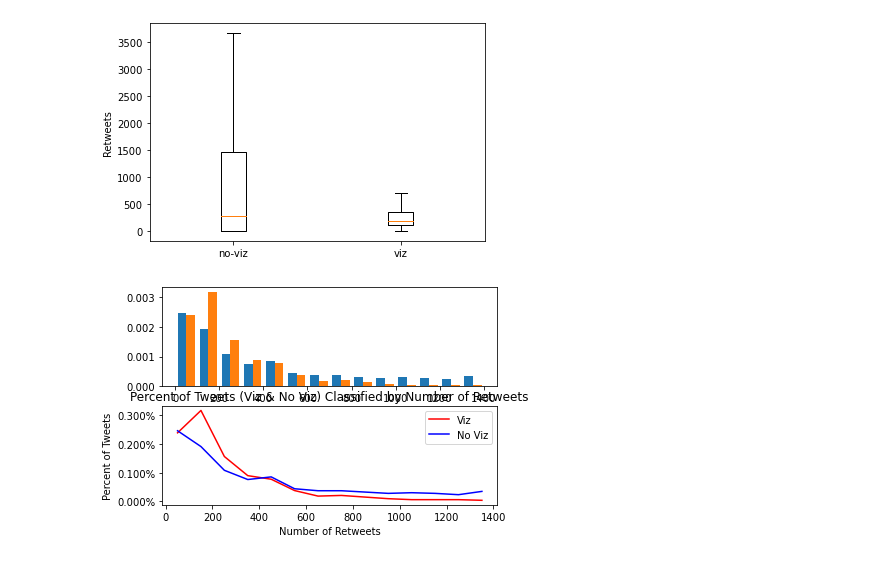
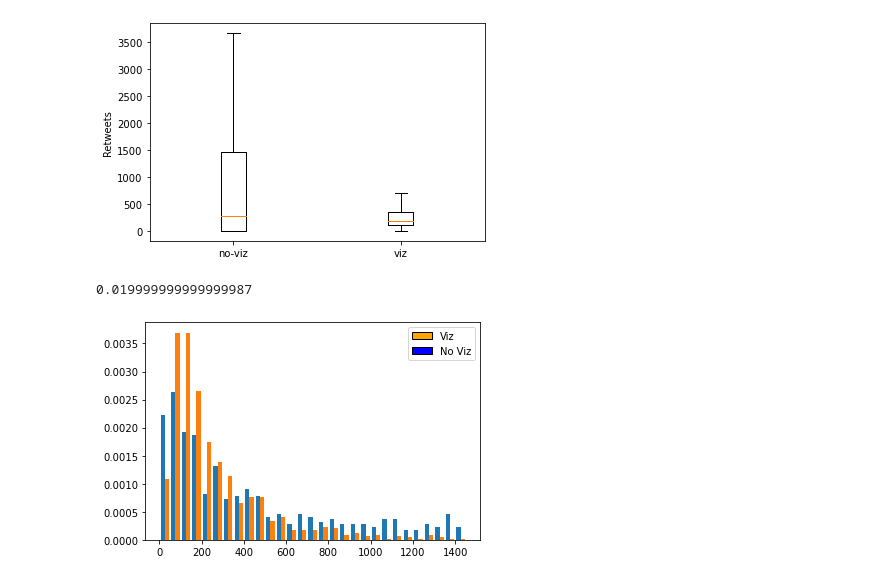
Before and after one commit to kasumbarobert/cse557a-research-project, a Jupyter notebook: box_and_whisker.ipynb, the cells around one changed output. Saved outputs shown, nothing was run; the diff lists cells and outputs as text; code cells hidden in the pictures.

```diff
--- a/box_and_whisker.ipynb
+++ b/box_and_whisker.ipynb
@@ -64,28 +66,34 @@ def binCenters(bins):
     return mids
 # %%
 # Build the bins by user pref
-bins = buildBins(min = 1, spacing = 100, numbins = 15)
+bins = buildBins(min = 1, spacing = 50, numbins = 30)
 
 # The top subplot is classic histo
-plt.subplot(211)
 n, x, _ = plt.hist(data, bins = bins, density = True)
 
+colors = ["orange", "blue"]
+handles = [Rectangle((0, 0), 1, 1, color=c, ec="k") for c in colors]
+labels = ["Viz", "No Viz"]
+plt.legend(handles, labels)
+
+print(sum(n[1]))
 #plt.close()
 
-# The bottom sublplot is a line
-plt.subplot(212)
-bin_centers = binCenters(bins)
-plt.gca().yaxis.set_major_formatter(PercentFormatter(1))
-plt.plot(bin_centers, n[1], '-', c='red', label="Viz")
-plt.plot(bin_centers, n[0], '-', c='blue', label="No Viz")
-plt.title("Percent of Tweets (Viz & No Viz) Classified by Number of Retweets")
-plt.xlabel("Number of Retweets")
-plt.ylabel("Percent of Tweets")
-plt.legend(loc="upper right")
-# Show the plots
+# # The bottom sublplot is a line
+# plt.subplot(212)
+# bin_centers = binCenters(bins)
+# plt.gca().yaxis.set_major_formatter(PercentFormatter(1))
+# plt.plot(bin_centers, n[1], '-', c='red', label="Viz")
+# plt.plot(bin_centers, n[0], '-', c='blue', label="No Viz")
+# plt.title("Percent of Tweets (Viz & No Viz) Classified by Number of Retweets")
+# plt.xlabel("Number of Retweets")
+# plt.ylabel("Percent of Tweets")
+# plt.legend(loc="upper right")
+# # Show the plots
 plt.show()
 # %% [output]
+0.019999999999999987
-[figure, old version]
+[figure, new version]
 # %%
 print(n)
 # %% [output]
```
Also changed, not shown: parts of 9 cells of this notebook.
